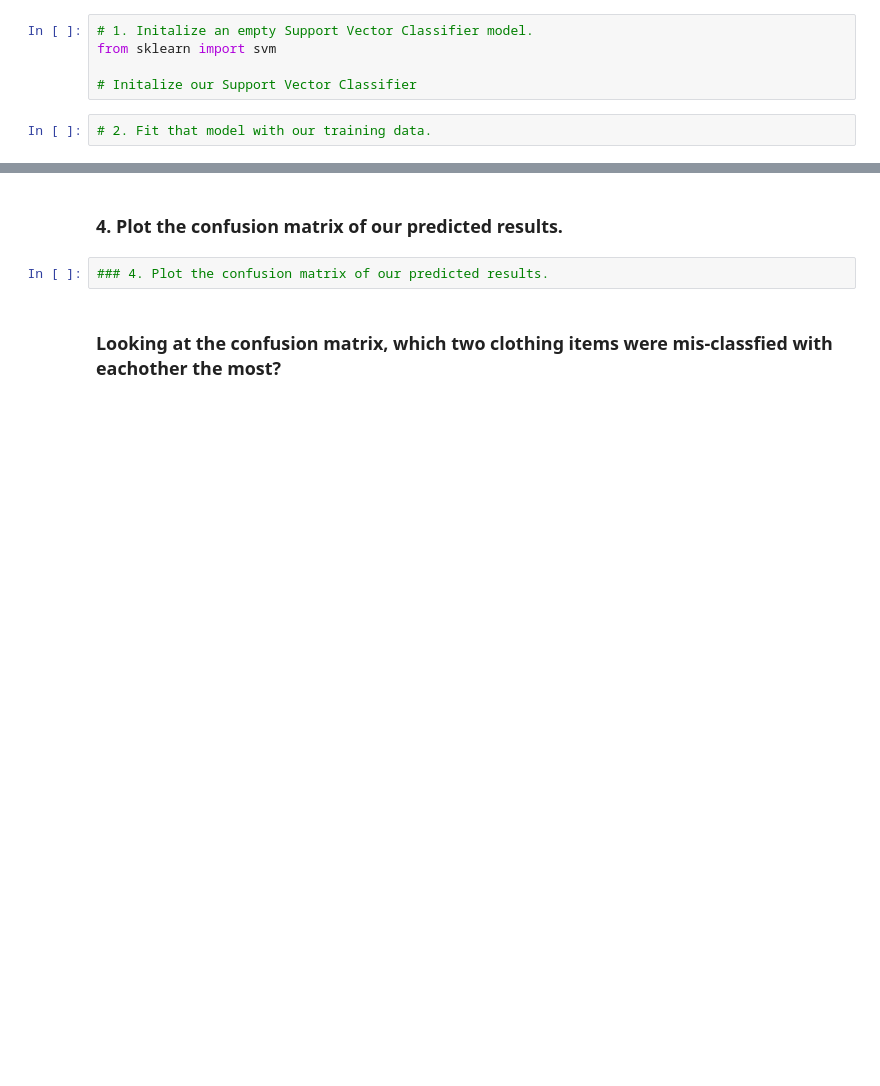
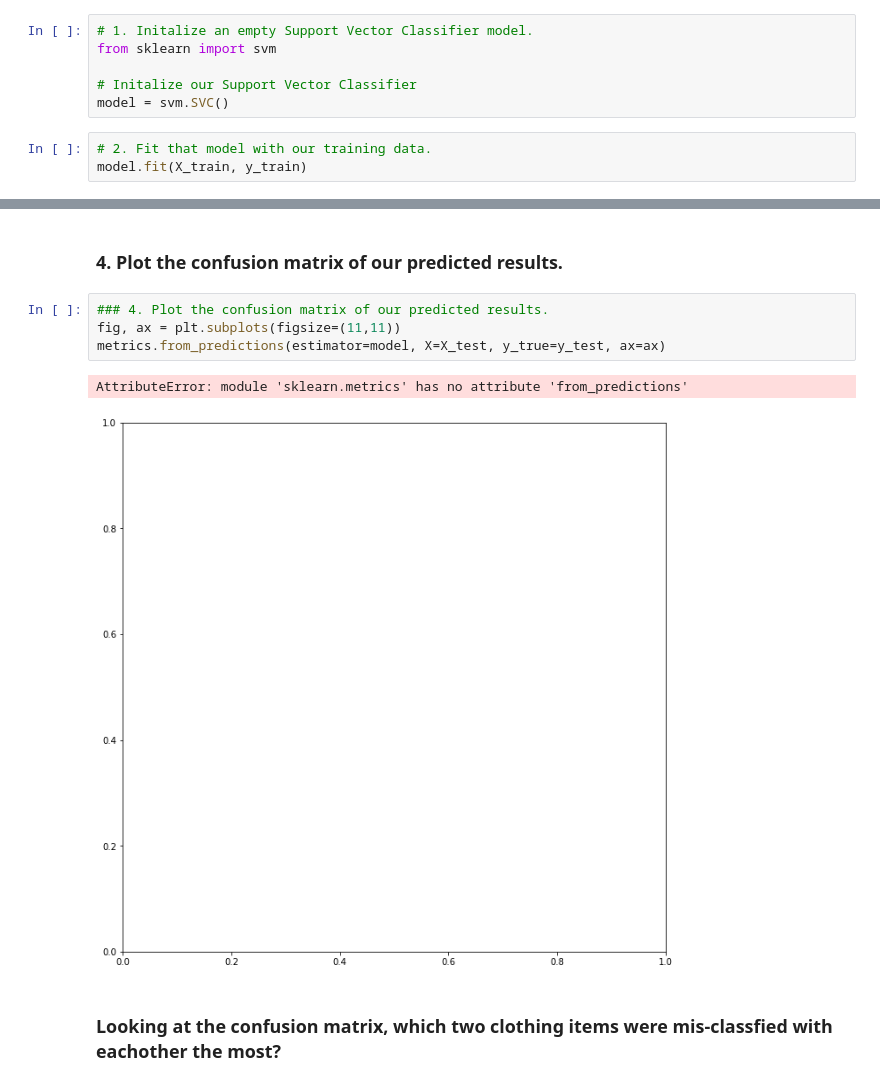
Before and after one commit to edenerio/2022-fall-data-science, a Jupyter notebook: Week-06-Image-Classification/Image-Classification-Exercise.ipynb, the cells around one changed output, grey strips where cells are left out. Cells and saved outputs as stored; diff of their text form; blank space fills up the shorter version.

```diff
--- a/Week-06-Image-Classification/Image-Classification-Exercise.ipynb
+++ b/Week-06-Image-Classification/Image-Classification-Exercise.ipynb
@@ -209,5 +172,7 @@ ____
 from sklearn import svm
 
 # Initalize our Support Vector Classifier
+model = svm.SVC()
 # %%
 # 2. Fit that model with our training data.
+model.fit(X_train, y_train)
@@ -237,6 +225,11 @@ Use the sklearn helper fuction for this.
 ### 4. Plot the confusion matrix of our predicted results.
 # %%
 ### 4. Plot the confusion matrix of our predicted results.
+fig, ax = plt.subplots(figsize=(11,11))
+metrics.from_predictions(estimator=model, X=X_test, y_true=y_test, ax=ax)
+# %% [output]
+AttributeError: module 'sklearn.metrics' has no attribute 'from_predictions'
+[figure, added]
 # %% [markdown]
 ### Looking at the confusion matrix, which two clothing items were mis-classfied with eachother the most?
 # %%
```
Also changed, not shown: parts of 7 cells of this notebook.
